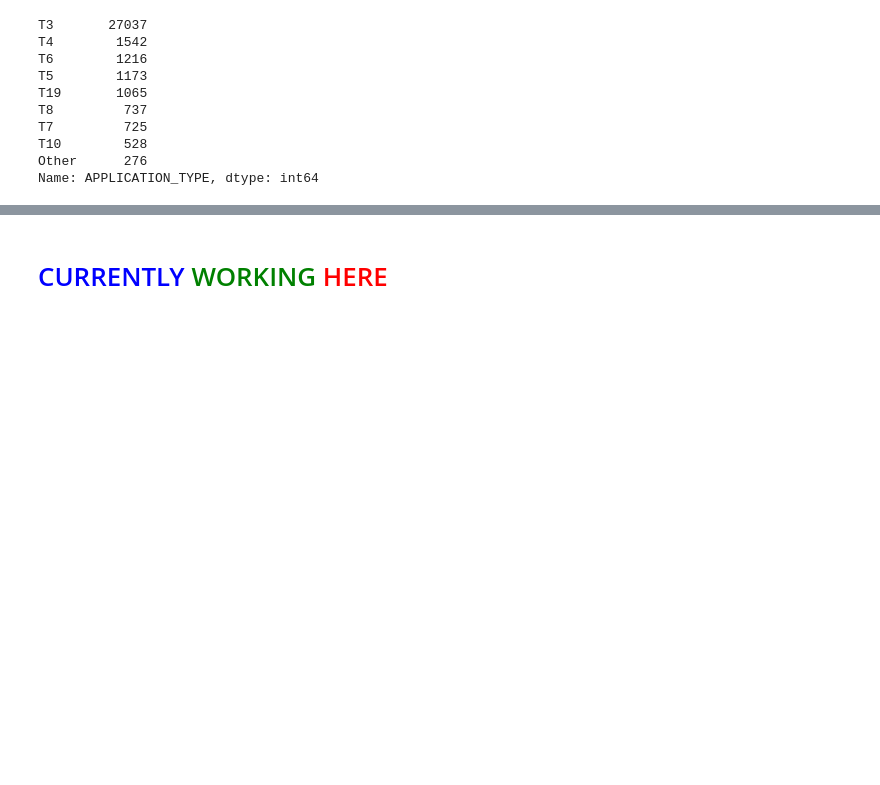
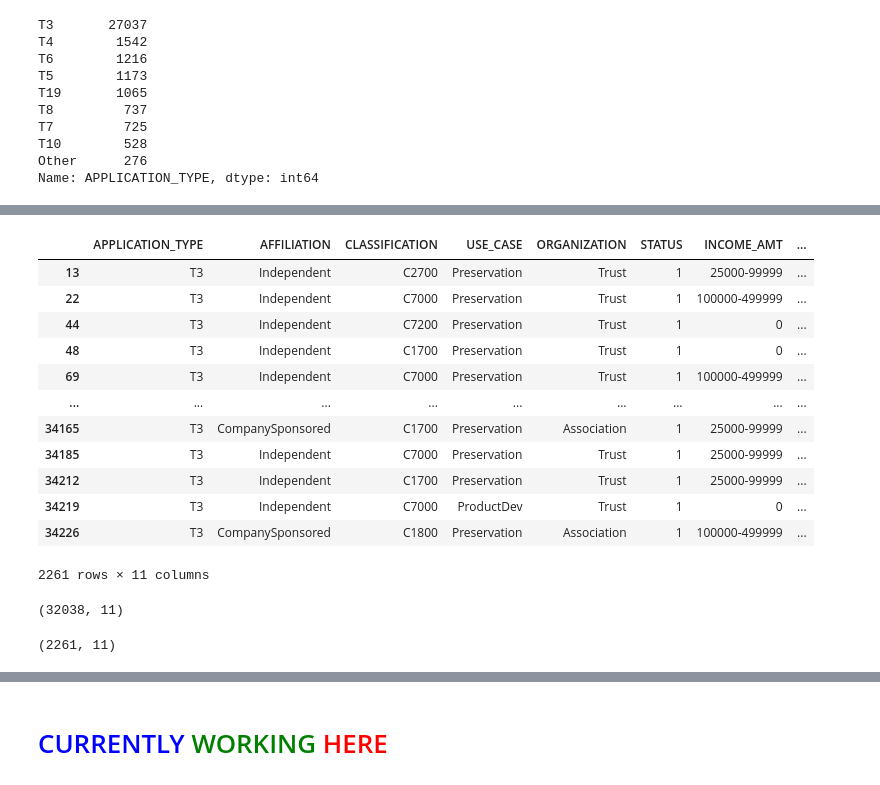
Before and after one commit to JohnTorgerson/select_charity_optimizer, a Jupyter notebook: Charity_Selector.ipynb, the cells around one changed output, grey strips where cells are left out. Saved outputs shown, nothing was run; the diff lists cells and outputs as text; code cells hidden in the pictures; blank space fills up the shorter version.

Commit message:
binned class other

```diff
--- a/Charity_Selector.ipynb
+++ b/Charity_Selector.ipynb
@@ -94,7 +94,7 @@ app_df.head()
 | 4 | T3 | Independent | C1000 | Heathcare | Trust | 1 | 100000-499999 | ... |
 # %%
 other_df = app_df.loc[app_df["COUNT"] < 500]
-saved_df = app_df.loc[app_df["COUNT"] > 500]
+saved_df = app_df.loc[app_df["COUNT"] >= 500]
 other_df
 # %% [output]
 |  | APPLICATION_TYPE | AFFILIATION | CLASSIFICATION | USE_CASE | ORGANIZATION | STATUS | INCOME_AMT | ... |
@@ -166,6 +168,7 @@ other_df.head()
 # %%
 application_df = pd.concat([saved_df, other_df], axis=0)
 application_df = application_df.sort_index(ascending=True)
+application_df = application_df.drop(columns=["COUNT"])
 application_df
 # %% [output]
 |  | APPLICATION_TYPE | AFFILIATION | CLASSIFICATION | USE_CASE | ORGANIZATION | STATUS | INCOME_AMT | ... |
@@ -197,0 +226,3 @@ Name: APPLICATION_TYPE, dtype: int64
+# %%
+application_df["COUNT"] = application_df.groupby(["CLASSIFICATION"])["CLASSIFICATION"].transform('count')
+app_df.head()
@@ -197,0 +236,26 @@ Name: APPLICATION_TYPE, dtype: int64
+# %%
+other_df = app_df.loc[application_df["COUNT"] < 1800]
+saved_df = app_df.loc[application_df["COUNT"] >= 1800]
+other_df
+# %% [output]
+|  | APPLICATION_TYPE | AFFILIATION | CLASSIFICATION | USE_CASE | ORGANIZATION | STATUS | INCOME_AMT | ... |
+| 13 | T3 | Independent | C2700 | Preservation | Trust | 1 | 25000-99999 | ... |
+| 22 | T3 | Independent | C7000 | Preservation | Trust | 1 | 100000-499999 | ... |
+| 44 | T3 | Independent | C7200 | Preservation | Trust | 1 | 0 | ... |
+| 48 | T3 | Independent | C1700 | Preservation | Trust | 1 | 0 | ... |
+| 69 | T3 | Independent | C7000 | Preservation | Trust | 1 | 100000-499999 | ... |
+| ... | ... | ... | ... | ... | ... | ... | ... | ... |
+| 34165 | T3 | CompanySponsored | C1700 | Preservation | Association | 1 | 25000-99999 | ... |
+| 34185 | T3 | Independent | C7000 | Preservation | Trust | 1 | 25000-99999 | ... |
+| 34212 | T3 | Independent | C1700 | Preservation | Trust | 1 | 25000-99999 | ... |
+| 34219 | T3 | Independent | C7000 | ProductDev | Trust | 1 | 0 | ... |
+| 34226 | T3 | CompanySponsored | C1800 | Preservation | Association | 1 | 100000-499999 | ... |
+2261 rows × 11 columns
+# %%
+saved_df.shape
+# %% [output]
+(32038, 11)
+# %%
+other_df.shape
+# %% [output]
+(2261, 11)
```
Also changed, not shown: parts of 14 cells of this notebook.
